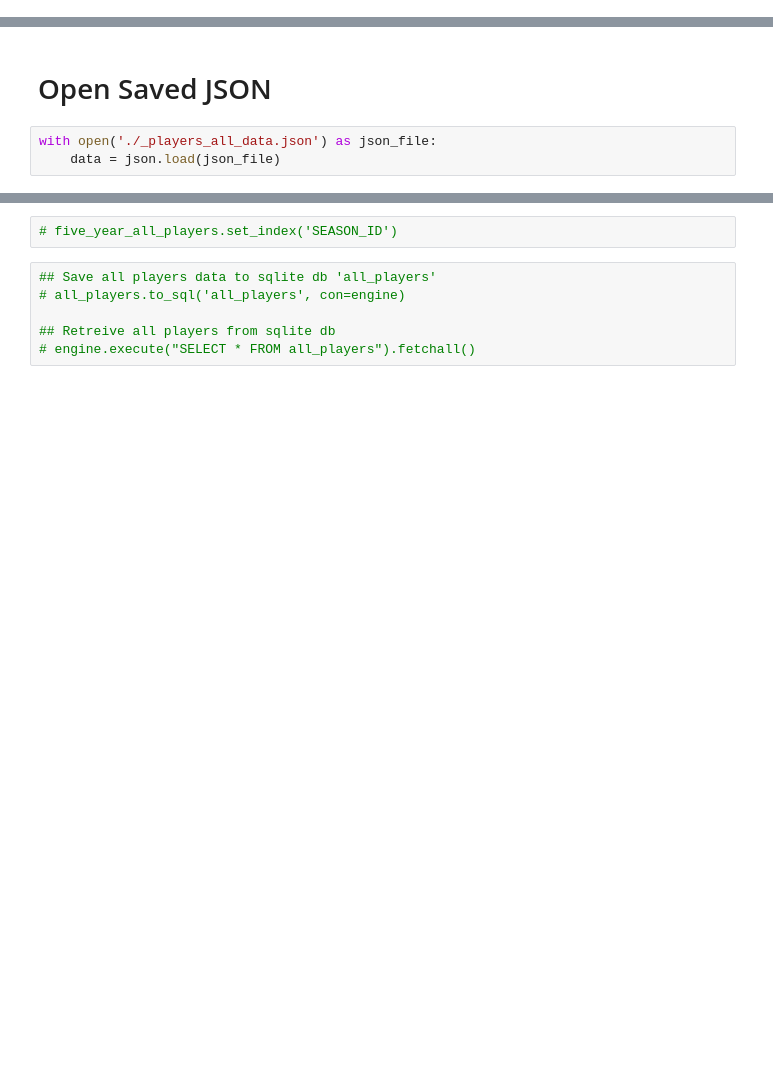
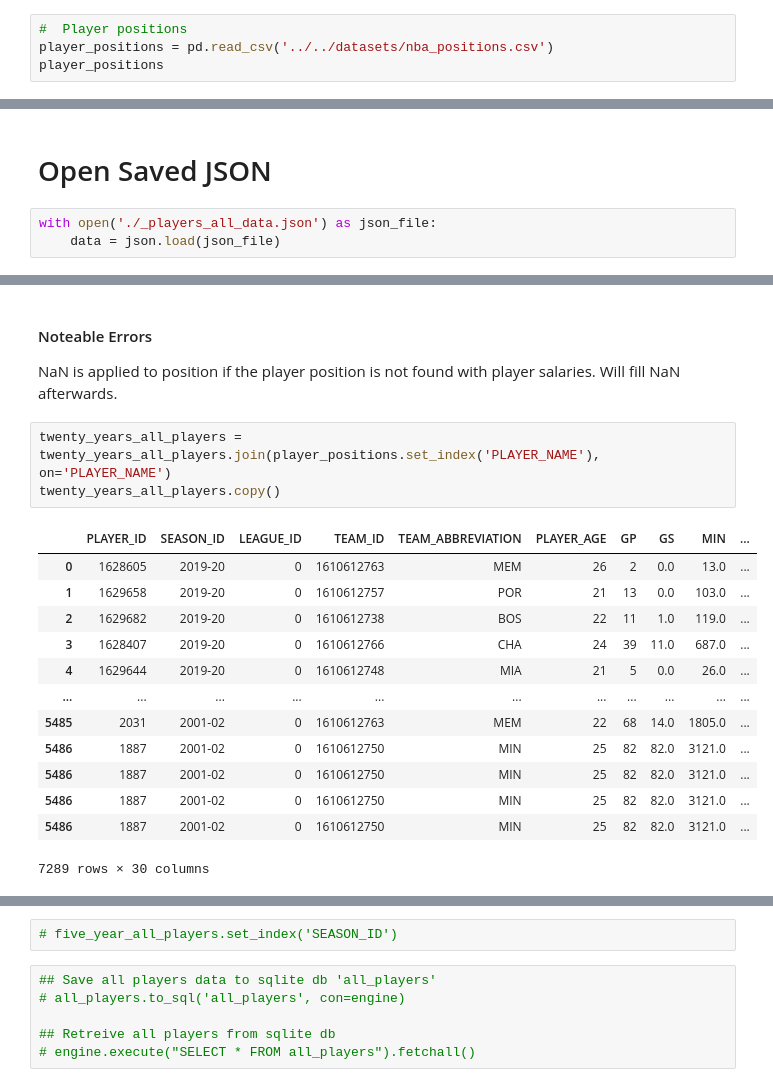
Before and after one commit to Fabiola-C14/Final-Project-NBA-Analysis, a Jupyter notebook: group_files/cpompa/notebooks/nba-filter-5-years-player-data.ipynb, the cells around one changed output, grey strips where cells are left out. Drawn from its saved outputs; the diff is of its cells as text; blank space fills up the shorter version.

Commit message:
updated notebooks. updated datasets

```diff
--- a/group_files/cpompa/notebooks/nba-filter-5-years-player-data.ipynb
+++ b/group_files/cpompa/notebooks/nba-filter-5-years-player-data.ipynb
@@ -270,0 +366,4 @@ all_players_ids
+# %%
+#  Player positions
+player_positions = pd.read_csv('../../datasets/nba_positions.csv')
+player_positions
@@ -306,3 +435,23 @@ twenty_years_all_players
+# %% [markdown]
+#### Noteable Errors
+NaN is applied to position if the player position is not found with player salaries. Will fill NaN afterwards.
+# %%
+twenty_years_all_players = twenty_years_all_players.join(player_positions.set_index('PLAYER_NAME'), on='PLAYER_NAME')
+twenty_years_all_players.copy()
+# %% [output]
+|  | PLAYER_ID | SEASON_ID | LEAGUE_ID | TEAM_ID | TEAM_ABBREVIATION | PLAYER_AGE | GP | GS | MIN | ... |
+| 0 | 1628605 | 2019-20 | 0 | 1610612763 | MEM | 26 | 2 | 0.0 | 13.0 | ... |
+| 1 | 1629658 | 2019-20 | 0 | 1610612757 | POR | 21 | 13 | 0.0 | 103.0 | ... |
+| 2 | 1629682 | 2019-20 | 0 | 1610612738 | BOS | 22 | 11 | 1.0 | 119.0 | ... |
+| 3 | 1628407 | 2019-20 | 0 | 1610612766 | CHA | 24 | 39 | 11.0 | 687.0 | ... |
+| 4 | 1629644 | 2019-20 | 0 | 1610612748 | MIA | 21 | 5 | 0.0 | 26.0 | ... |
+| ... | ... | ... | ... | ... | ... | ... | ... | ... | ... | ... |
+| 5485 | 2031 | 2001-02 | 0 | 1610612763 | MEM | 22 | 68 | 14.0 | 1805.0 | ... |
+| 5486 | 1887 | 2001-02 | 0 | 1610612750 | MIN | 25 | 82 | 82.0 | 3121.0 | ... |
+| 5486 | 1887 | 2001-02 | 0 | 1610612750 | MIN | 25 | 82 | 82.0 | 3121.0 | ... |
+| 5486 | 1887 | 2001-02 | 0 | 1610612750 | MIN | 25 | 82 | 82.0 | 3121.0 | ... |
+| 5486 | 1887 | 2001-02 | 0 | 1610612750 | MIN | 25 | 82 | 82.0 | 3121.0 | ... |
+7289 rows × 30 columns
 # %%
 import plotly.express as px
 
```
Also changed, not shown: parts of 25 cells of this notebook, 5 other files.
